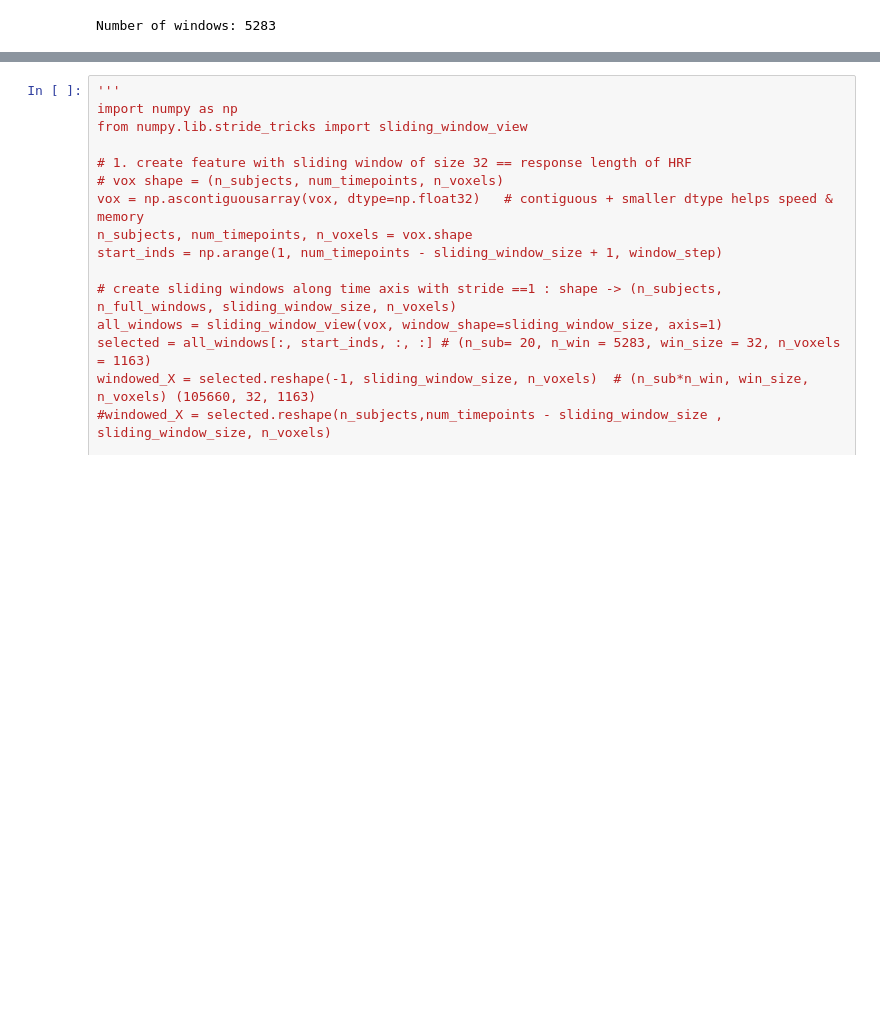
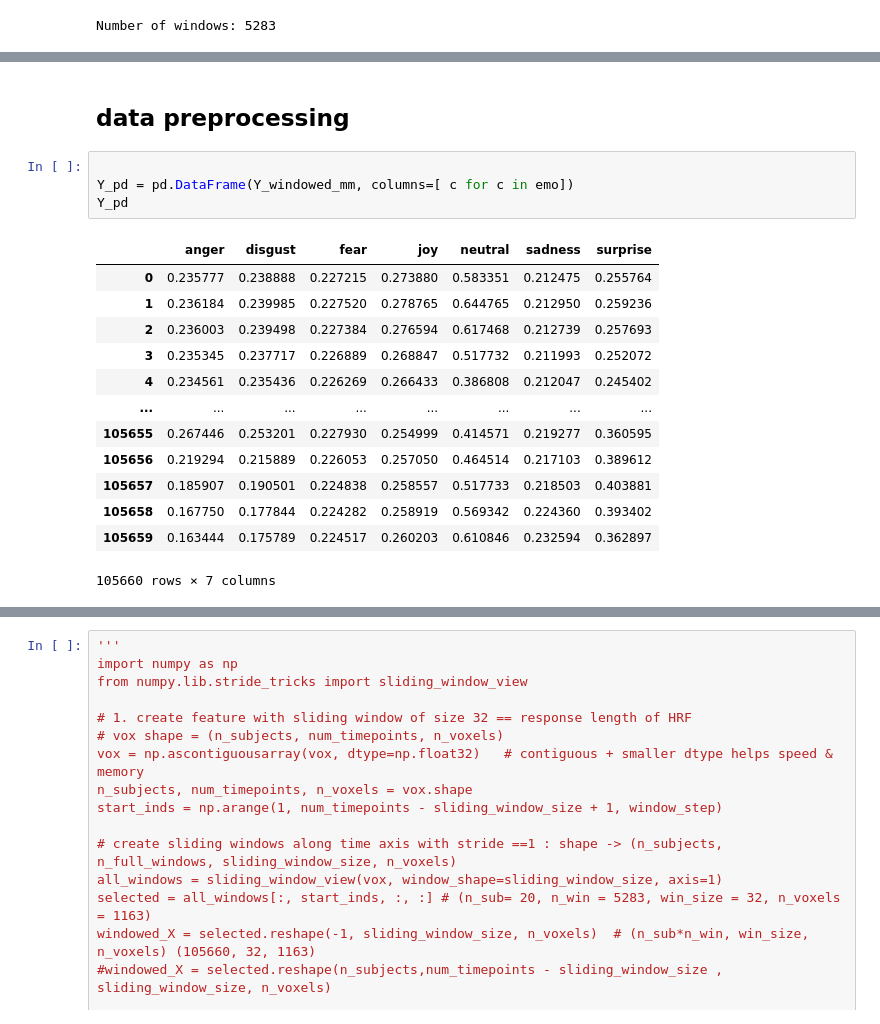
Before and after one commit to Jirapong2442/fMRI-Emotion-Analysis, a Jupyter notebook: get_regressor.ipynb, the cells around one changed output, grey strips where cells are left out. Cells and saved outputs as stored; diff of their text form; blank space fills up the shorter version.

```diff
--- a/get_regressor.ipynb
+++ b/get_regressor.ipynb
@@ -473,0 +356,20 @@ Skewness: [2.6551473 2.5679946 5.031067  2.290293  0.6943404 3.8094003 1.792627
+# %% [markdown]
+## data preprocessing
+# %%
+
+Y_pd = pd.DataFrame(Y_windowed_mm, columns=[ c for c in emo])
+Y_pd
+# %% [output]
+|  | anger | disgust | fear | joy | neutral | sadness | surprise |
+| 0 | 0.235777 | 0.238888 | 0.227215 | 0.273880 | 0.583351 | 0.212475 | 0.255764 |
+| 1 | 0.236184 | 0.239985 | 0.227520 | 0.278765 | 0.644765 | 0.212950 | 0.259236 |
+| 2 | 0.236003 | 0.239498 | 0.227384 | 0.276594 | 0.617468 | 0.212739 | 0.257693 |
+| 3 | 0.235345 | 0.237717 | 0.226889 | 0.268847 | 0.517732 | 0.211993 | 0.252072 |
+| 4 | 0.234561 | 0.235436 | 0.226269 | 0.266433 | 0.386808 | 0.212047 | 0.245402 |
+| ... | ... | ... | ... | ... | ... | ... | ... |
+| 105655 | 0.267446 | 0.253201 | 0.227930 | 0.254999 | 0.414571 | 0.219277 | 0.360595 |
+| 105656 | 0.219294 | 0.215889 | 0.226053 | 0.257050 | 0.464514 | 0.217103 | 0.389612 |
+| 105657 | 0.185907 | 0.190501 | 0.224838 | 0.258557 | 0.517733 | 0.218503 | 0.403881 |
+| 105658 | 0.167750 | 0.177844 | 0.224282 | 0.258919 | 0.569342 | 0.224360 | 0.393402 |
+| 105659 | 0.163444 | 0.175789 | 0.224517 | 0.260203 | 0.610846 | 0.232594 | 0.362897 |
+105660 rows × 7 columns
```
Also changed, not shown: parts of 74 cells of this notebook, 1 other file.
